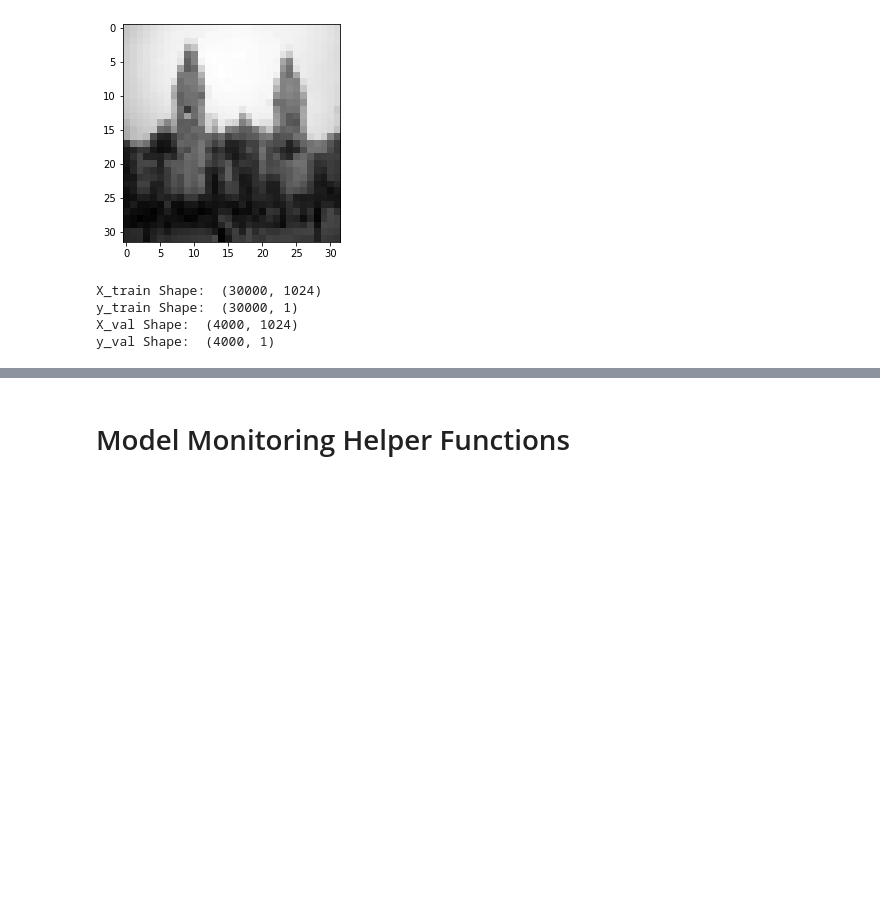
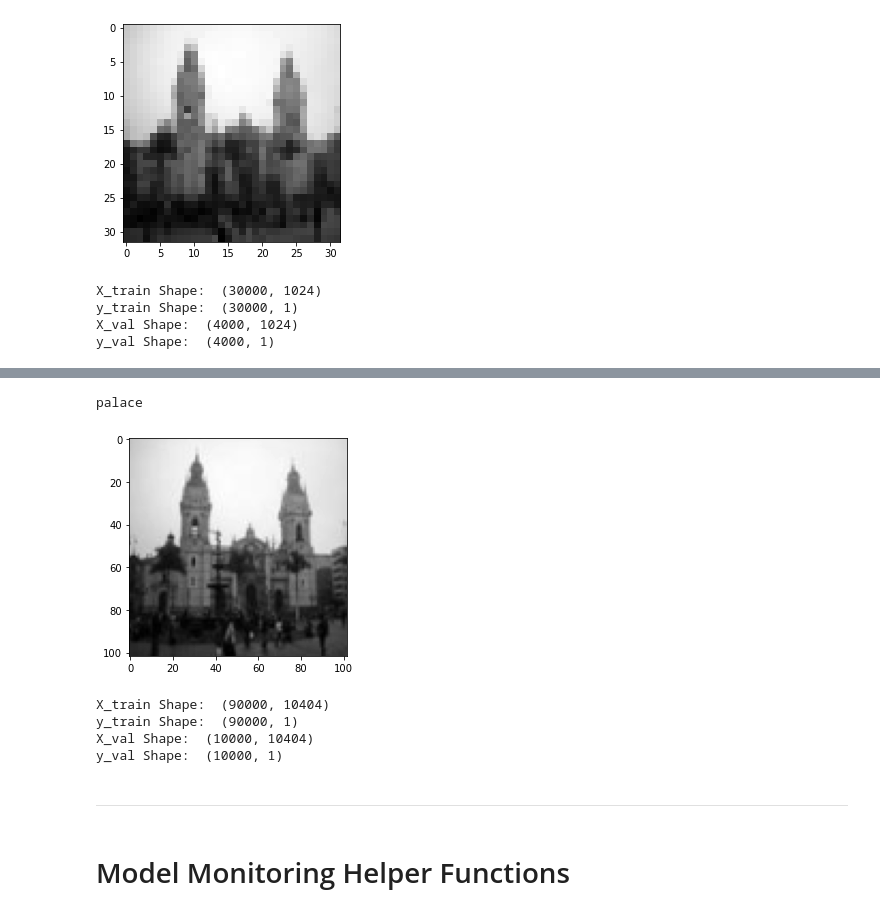
Before and after one commit to RuchaTare/ML-portfolio, a Jupyter notebook: ML_Portfolio.ipynb, the cells around one changed output, grey strips where cells are left out. Cells and saved outputs as stored; diff of their text form; code cells hidden in the pictures; blank space fills up the shorter version.

```diff
--- a/ML_Portfolio.ipynb
+++ b/ML_Portfolio.ipynb
@@ -256,0 +288,8 @@ y_val Shape:  (4000, 1)
+# %%
+images_val_NN, category_val_NN, image_paths_val_NN = preprocess_image(image_dir, path_val)
+print(categories_dataset[category_val_NN[0]])
+plt.imshow(images_val_NN[0], cmap='gray')
+plt.show()
+# %% [output]
+palace
+[figure, added]
@@ -257,3 +305,15 @@ y_val Shape:  (4000, 1)
+# %%
+print("X_train Shape: ", X_train_nn.shape)
+print("y_train Shape: ", y_train_nn.shape)
+print("X_val Shape: ", X_test_nn.shape)
+print("y_val Shape: ", y_test_nn.shape)
+# %% [output]
+X_train Shape:  (90000, 10404)
+y_train Shape:  (90000, 1)
+X_val Shape:  (10000, 10404)
+y_val Shape:  (10000, 1)
+# %% [markdown]
+---
 # %% [markdown]
 # Model Monitoring Helper Functions
 # %%
```
Also changed, not shown: parts of 51 cells of this notebook.
